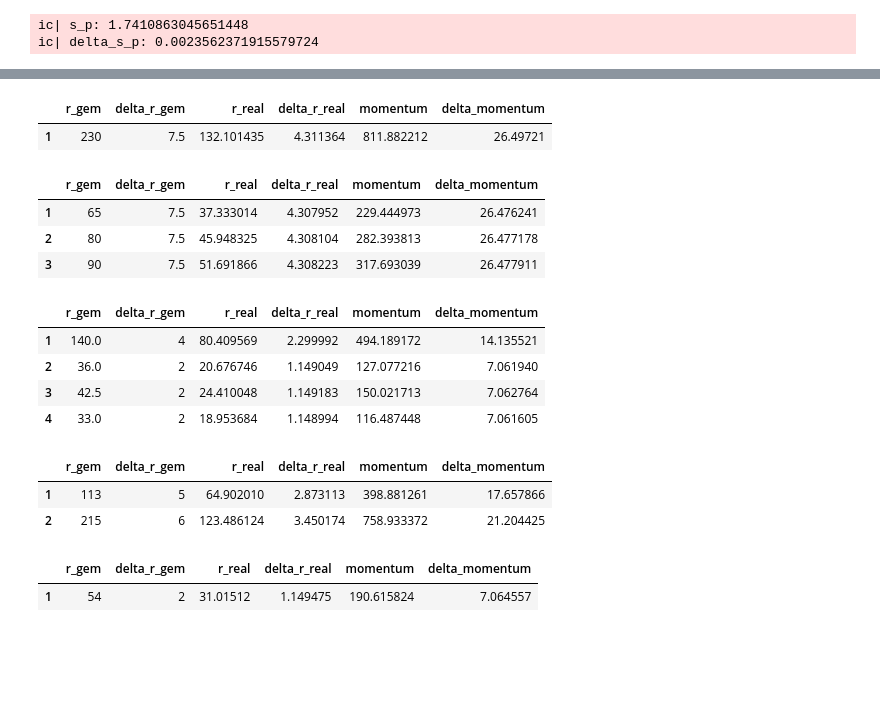
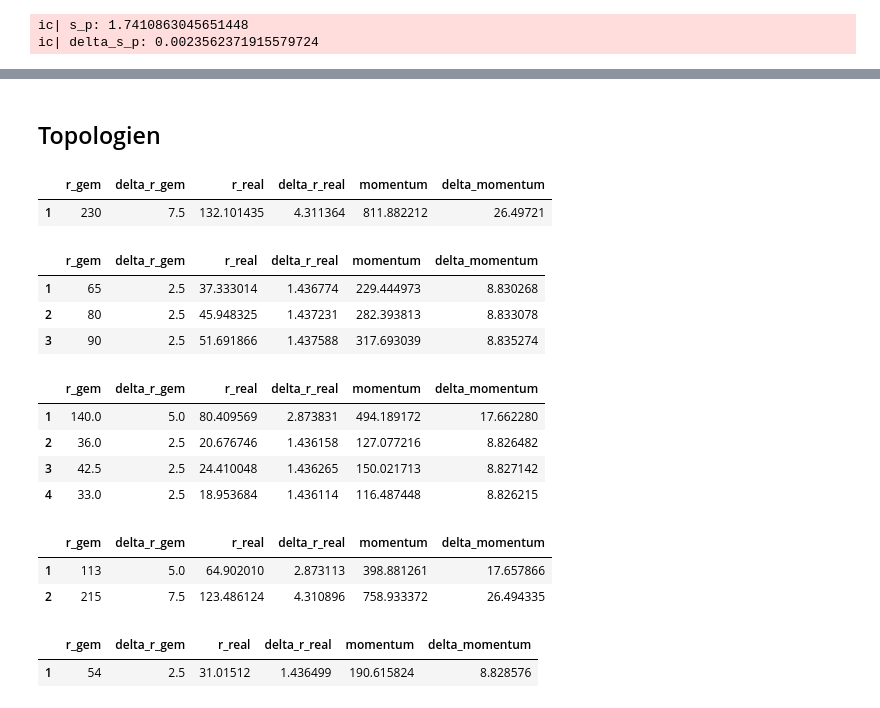
Before and after one commit to WackAlley/worksheet, a Jupyter notebook: labcourse21/calcsheet.ipynb, the cells around one changed output, grey strips where cells are left out. Saved outputs shown, nothing was run; the diff lists cells and outputs as text; code cells hidden in the pictures; blank space fills up the shorter version.

```diff
--- a/labcourse21/calcsheet.ipynb
+++ b/labcourse21/calcsheet.ipynb
@@ -103,3 +167,5 @@ ic| delta_s_p: 0.0023562371915579724
+# %% [markdown]
+## Topologien
 # %%
 # Maßstabsetzung, Impuls = 810MeV/c
 r_gem1 = 230 # gemessener Krümmungsradius in cm
@@ -113,67 +179,85 @@ df1
 # %%
 # Folie 223
 r_gem1 = 65
-delta_r_gem1 = 7.5
+delta_r_gem1 = 2.5
+theta_1 = -25 # possibly 360 - 25 = 335
 
 r_gem2 = 80
-delta_r_gem2 = 7.5
+delta_r_gem2 = 2.5
+theta_2 = 9
 
 r_gem3 = 90
-delta_r_gem3 = 7.5
+delta_r_gem3 = 2.5
+theta_3 = 14
 
 df2 = parameterset(np.array([r_gem1,r_gem2,r_gem3]),np.array([delta_r_gem1,delta_r_gem2,delta_r_gem3,]))[4]
 df2
 # %% [output]
 |  | r_gem | delta_r_gem | r_real | delta_r_real | momentum | delta_momentum |
-| 1 | 65 | 7.5 | 37.333014 | 4.307952 | 229.444973 | 26.476241 |
-| 2 | 80 | 7.5 | 45.948325 | 4.308104 | 282.393813 | 26.477178 |
-| 3 | 90 | 7.5 | 51.691866 | 4.308223 | 317.693039 | 26.477911 |
+| 1 | 65 | 2.5 | 37.333014 | 1.436774 | 229.444973 | 8.830268 |
+| 2 | 80 | 2.5 | 45.948325 | 1.437231 | 282.393813 | 8.833078 |
+| 3 | 90 | 2.5 | 51.691866 | 1.437588 | 317.693039 | 8.835274 |
 # %%
 # Folie 229, Topologie 201
 r_gem1 = 140
-delta_r_gem1 = 4
+delta_r_gem1 = 5
+theta_1 = -25 # possibly 360 - 25 = 335
+bubble_1 = np.array([48,47])
 
 r_gem2 = 36
-delta_r_gem2 = 2
+delta_r_gem2 = 2.5
+theta_2 = -25 # 335
+bubble_2 = np.array([50,56])
 
 r_gem3 = 42.5
-delta_r_gem3 = 2
+delta_r_gem3 = 2.5
+theta_3 = 42
+bubble_3 = np.array([59,46])
 
 r_gem4 = 33
-delta_r_gem4 = 2
+delta_r_gem4 = 2.5
+theta_4 = 57
+bubble_4 = np.array([58,61])
 
 df3 = parameterset(np.array([r_gem1,r_gem2,r_gem3,r_gem4]),np.array([delta_r_gem1,delta_r_gem2,delta_r_gem3,delta_r_gem4]))[4]
 df3
 # %% [output]
 |  | r_gem | delta_r_gem | r_real | delta_r_real | momentum | delta_momentum |
-| 1 | 140.0 | 4 | 80.409569 | 2.299992 | 494.189172 | 14.135521 |
-| 2 | 36.0 | 2 | 20.676746 | 1.149049 | 127.077216 | 7.061940 |
-| 3 | 42.5 | 2 | 24.410048 | 1.149183 | 150.021713 | 7.062764 |
-| 4 | 33.0 | 2 | 18.953684 | 1.148994 | 116.487448 | 7.061605 |
+| 1 | 140.0 | 5.0 | 80.409569 | 2.873831 | 494.189172 | 17.662280 |
+| 2 | 36.0 | 2.5 | 20.676746 | 1.436158 | 127.077216 | 8.826482 |
+| 3 | 42.5 | 2.5 | 24.410048 | 1.436265 | 150.021713 | 8.827142 |
+| 4 | 33.0 | 2.5 | 18.953684 | 1.436114 | 116.487448 | 8.826215 |
 # %%
 # Folie 239
 r_gem1 = 113
 delta_r_gem1 = 5
+theta_1 = -30.5
+bubble_1 = np.array([54,52])
 
 r_gem2 = 215
-delta_r_gem2 = 6
+delta_r_gem2 = 7.5
+theta_2 = 56
+bubble_2 = np.array([49,51])
+
 
 df4 = parameterset(np.array([r_gem1,r_gem2]),np.array([delta_r_gem1,delta_r_gem2]))[4]
 df4
 # %% [output]
 |  | r_gem | delta_r_gem | r_real | delta_r_real | momentum | delta_momentum |
-| 1 | 113 | 5 | 64.902010 | 2.873113 | 398.881261 | 17.657866 |
-| 2 | 215 | 6 | 123.486124 | 3.450174 | 758.933372 | 21.204425 |
+| 1 | 113 | 5.0 | 64.902010 | 2.873113 | 398.881261 | 17.657866 |
+| 2 | 215 | 7.5 | 123.486124 | 4.310896 | 758.933372 | 26.494335 |
 # %%
 # Folie 285
 r_gem1 = 54
-delta_r_gem1 = 2
+delta_r_gem1 = 2.5
+theta_1 = -58
+bubble_1 = np.array([48,50])
 
 df5 = parameterset(np.array([r_gem1]),np.array([delta_r_gem1]))[4]
 df5
 # %% [output]
 |  | r_gem | delta_r_gem | r_real | delta_r_real | momentum | delta_momentum |
-| 1 | 54 | 2 | 31.01512 | 1.149475 | 190.615824 | 7.064557 |
+| 1 | 54 | 2.5 | 31.01512 | 1.436499 | 190.615824 | 8.828576 |
 # %%
 # Gesamtdataframe dfs
 
```
Also changed, not shown: parts of 7 cells of this notebook.
